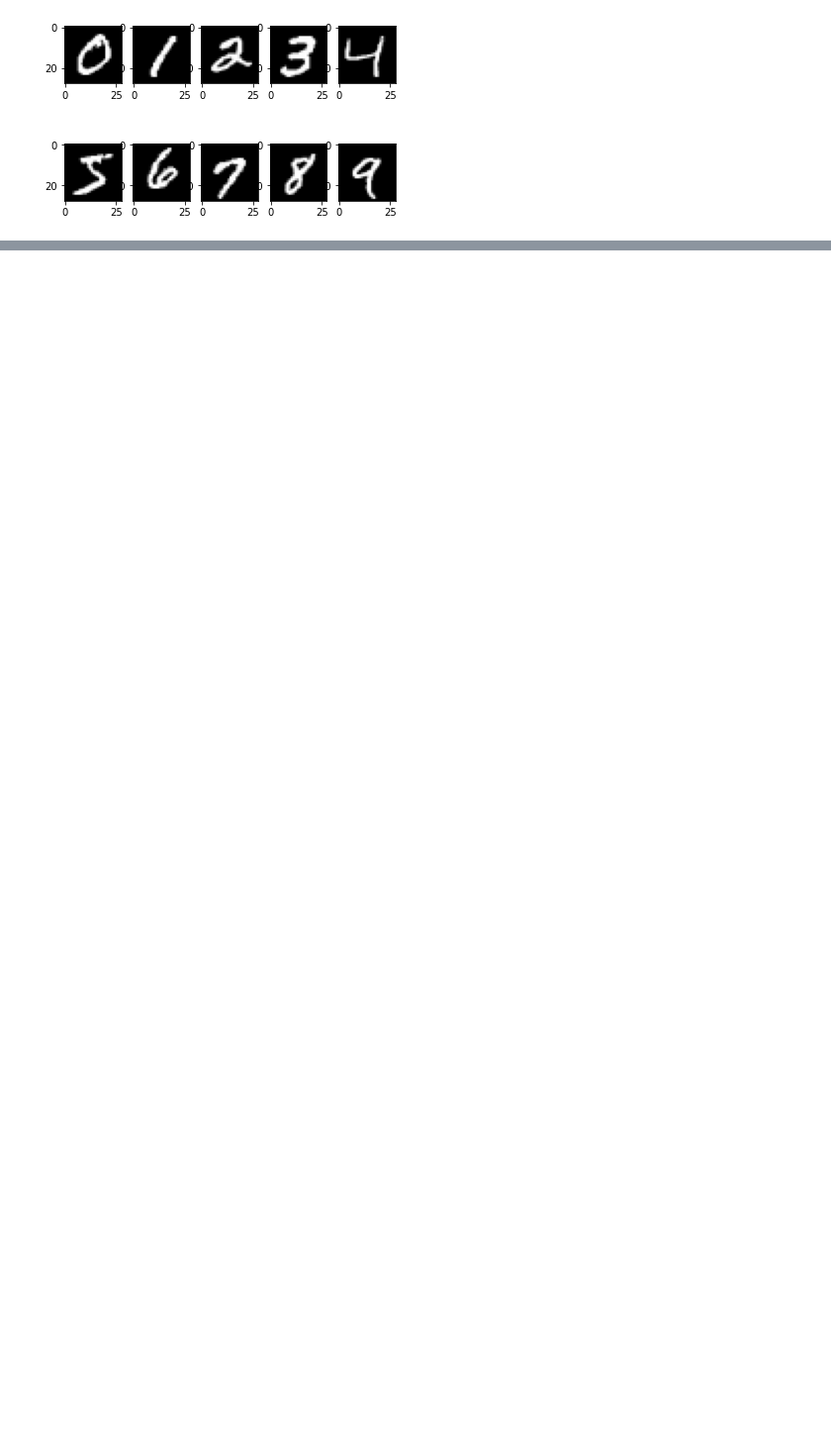
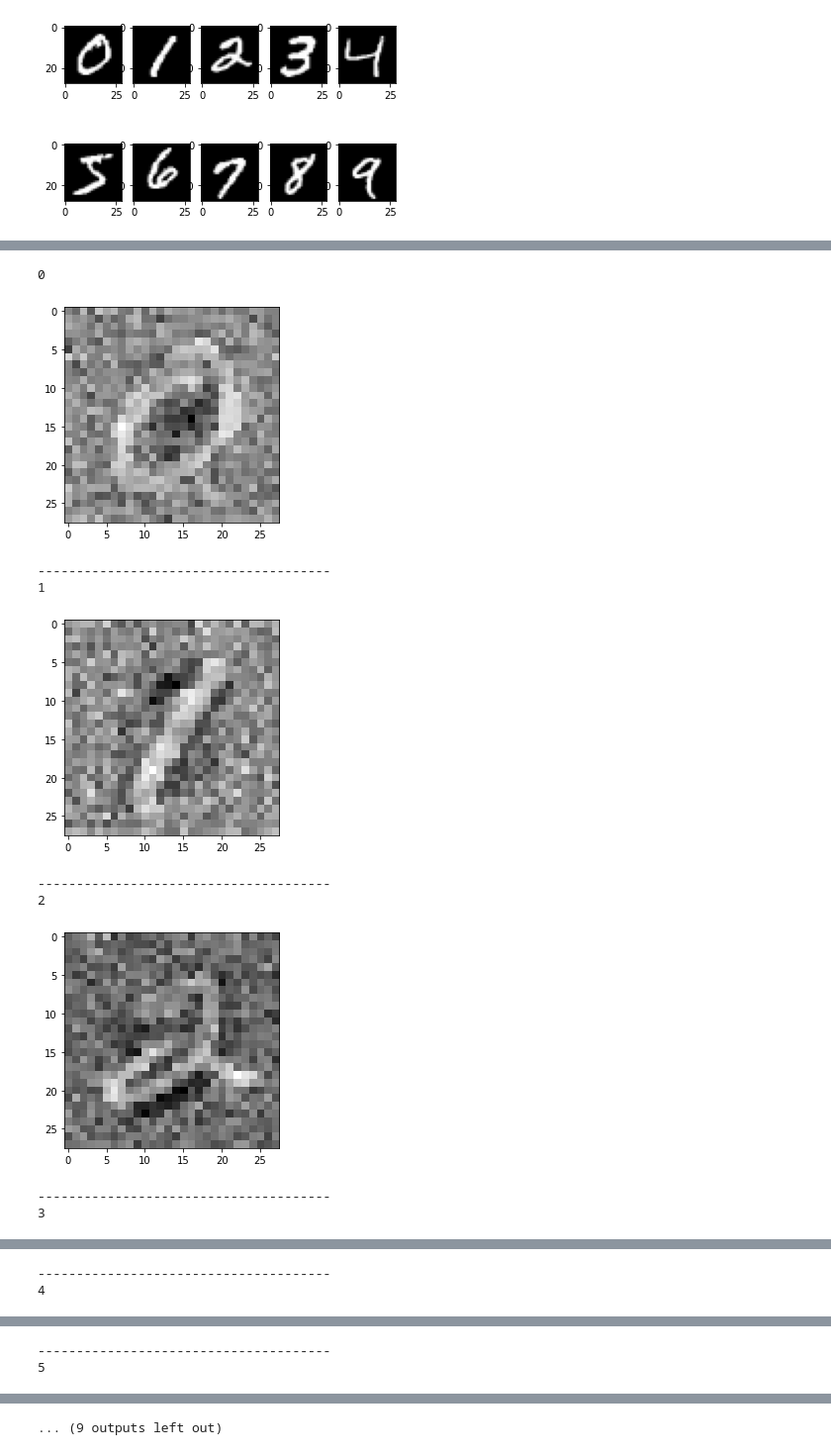
Before and after one commit to RodionBukhanevych11/pattern_recognition, a Jupyter notebook: lab5/program.ipynb, the cells around one changed output, grey strips where cells are left out. Shown at 99% size. Cells and saved outputs as stored; diff of their text form; code cells hidden in the pictures; blank space fills up the shorter version.

```diff
--- a/lab5/program.ipynb
+++ b/lab5/program.ipynb
@@ -110,3 +114,21 @@ train_x, train_y, test_x, test_y = noise_images[:10],targets[:10],noise_images[1
 # %%
 lambd = np.zeros((10,28*28))
 lambd = perceptron(train_x,train_y,lambd)
+# %%
+for i in range(lambd.shape[0]):
+    print(i)
+    lambd_kernel = lambd[i].reshape(28,28)
+    plt.imshow(lambd_kernel,cmap = 'gray')
+    plt.show()
+    print("--------------------------------------")
+# %% [output]
+0
+[figure, added]
+--------------------------------------
+1
+[figure, added]
+--------------------------------------
+2
+[figure, added]
+--------------------------------------
+3
@@ -112,0 +136,2 @@ lambd = perceptron(train_x,train_y,lambd)
+--------------------------------------
+4
@@ -112,0 +139,2 @@ lambd = perceptron(train_x,train_y,lambd)
+--------------------------------------
+5
@@ -113,3 +142,4 @@ lambd = perceptron(train_x,train_y,lambd)
+... (9 outputs left out)
 # %%
 predicts = []
 targets = []
```
Also changed, not shown: parts of 7 cells of this notebook, 2 other files.
